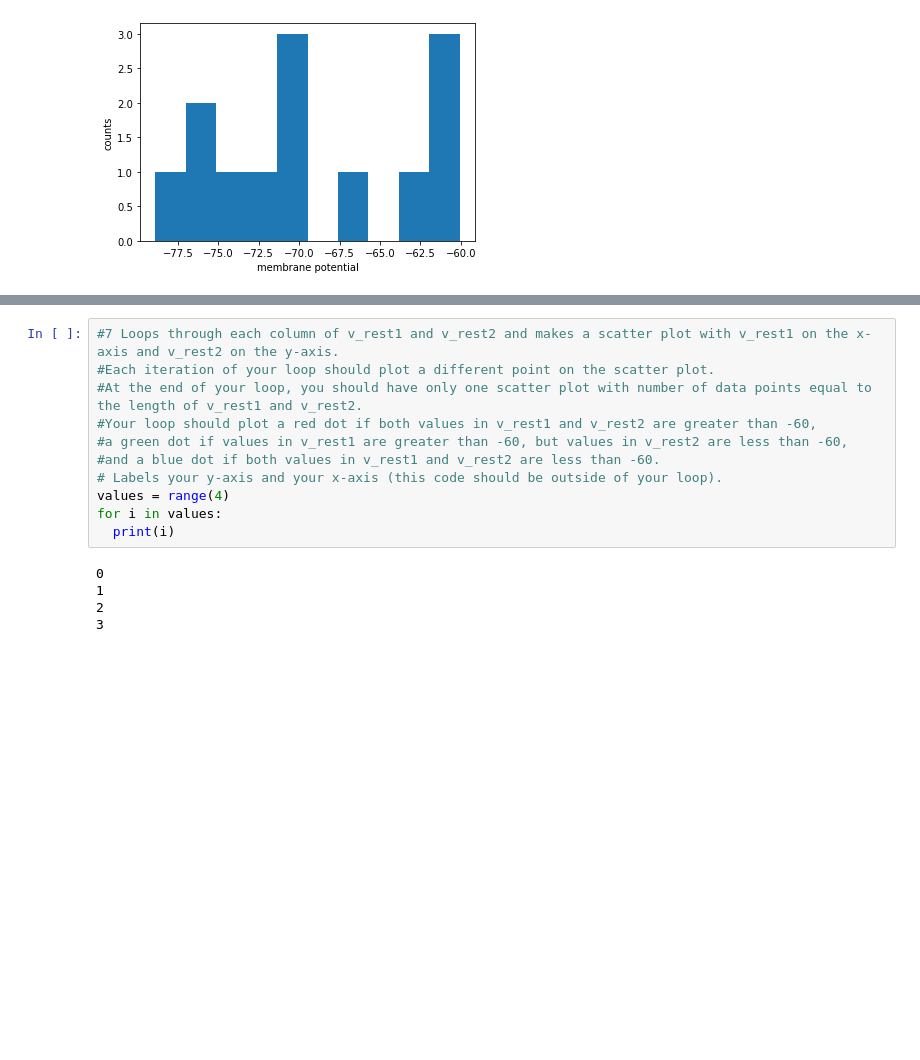
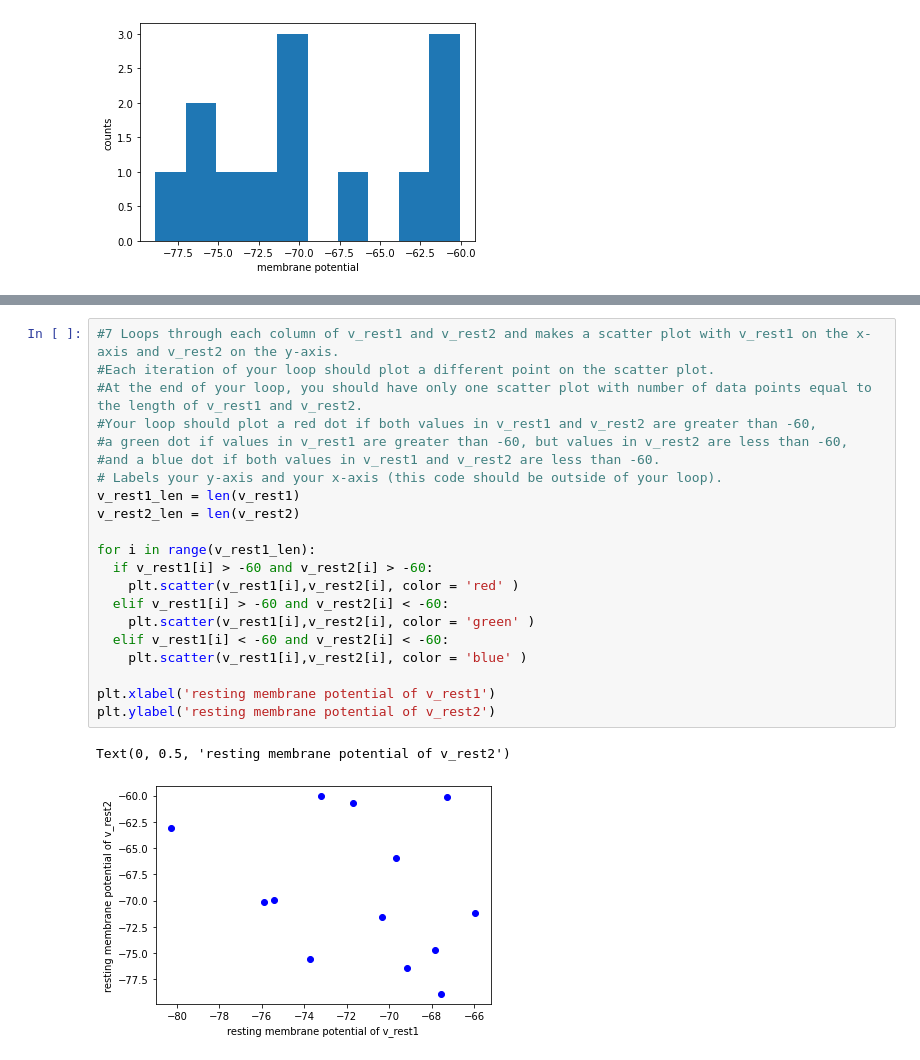
Before and after one commit to caseymacelhiney/neuro265, a Jupyter notebook: coding_homework_3.ipynb, the cells around one changed output, grey strips where cells are left out. Cells and saved outputs as stored; diff of their text form; blank space fills up the shorter version.

```diff
--- a/coding_homework_3.ipynb
+++ b/coding_homework_3.ipynb
@@ -94,16 +113,24 @@ SyntaxError: ignored
 # %%
 #7 Loops through each column of v_rest1 and v_rest2 and makes a scatter plot with v_rest1 on the x-axis and v_rest2 on the y-axis.
 #Each iteration of your loop should plot a different point on the scatter plot.
 #At the end of your loop, you should have only one scatter plot with number of data points equal to the length of v_rest1 and v_rest2.
 #Your loop should plot a red dot if both values in v_rest1 and v_rest2 are greater than -60,
 #a green dot if values in v_rest1 are greater than -60, but values in v_rest2 are less than -60,
 #and a blue dot if both values in v_rest1 and v_rest2 are less than -60.
 # Labels your y-axis and your x-axis (this code should be outside of your loop).
-values = range(4)
-for i in values:
-  print(i)
+v_rest1_len = len(v_rest1)
+v_rest2_len = len(v_rest2)
+
+for i in range(v_rest1_len):
+  if v_rest1[i] > -60 and v_rest2[i] > -60:
+    plt.scatter(v_rest1[i],v_rest2[i], color = 'red' )
+  elif v_rest1[i] > -60 and v_rest2[i] < -60:
+    plt.scatter(v_rest1[i],v_rest2[i], color = 'green' )
+  elif v_rest1[i] < -60 and v_rest2[i] < -60:
+    plt.scatter(v_rest1[i],v_rest2[i], color = 'blue' )
+
+plt.xlabel('resting membrane potential of v_rest1')
+plt.ylabel('resting membrane potential of v_rest2')
 # %% [output]
-0
-1
-2
-3
+Text(0, 0.5, 'resting membrane potential of v_rest2')
+[figure, added]
```
Also changed, not shown: parts of 4 cells of this notebook.
